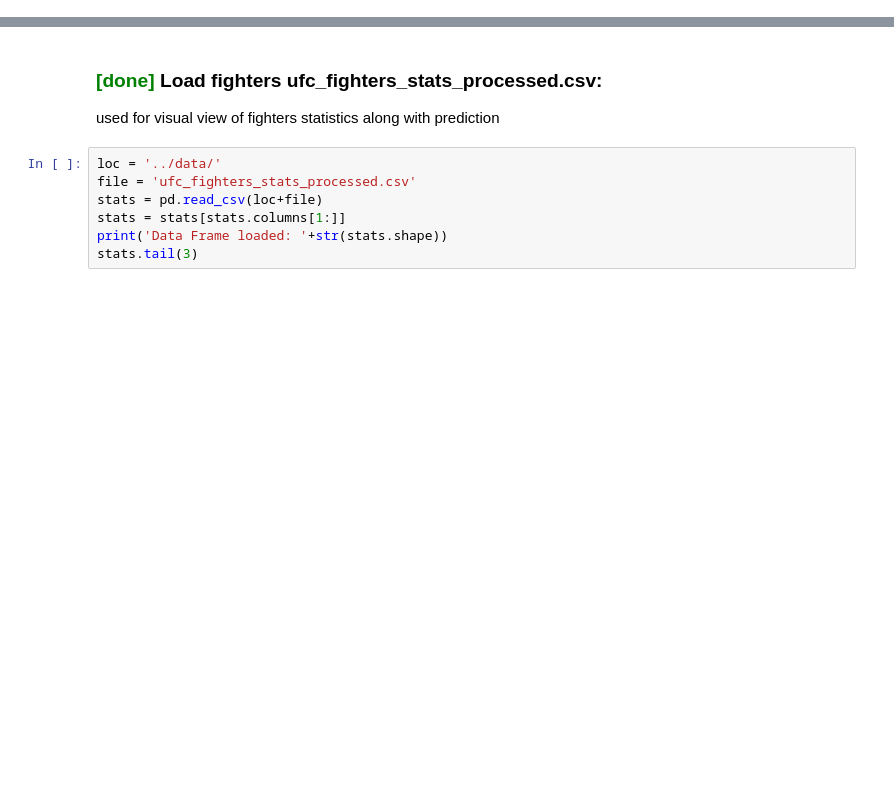
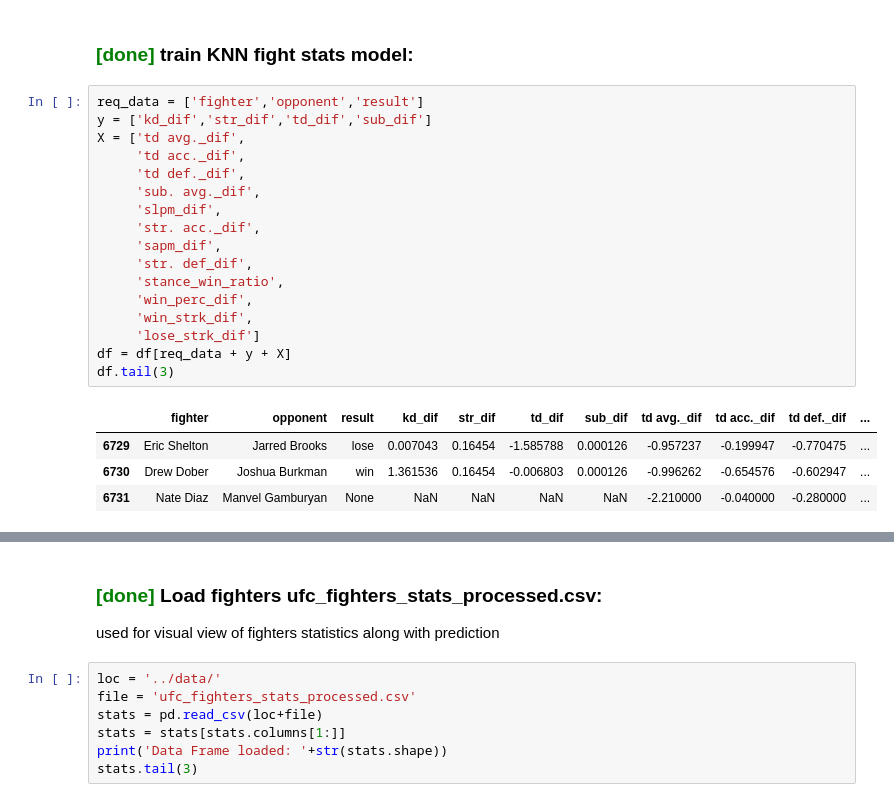
Before and after one commit to sagi778/ufc_fights_Predictor, a Jupyter notebook: notebooks/predictor.ipynb, the cells around one changed output, grey strips where cells are left out. Saved outputs shown, nothing was run; the diff lists cells and outputs as text; blank space fills up the shorter version.

```diff
--- a/notebooks/predictor.ipynb
+++ b/notebooks/predictor.ipynb
@@ -55,0 +49,24 @@ NameError: name 'get_td_avg' is not defined
+# %% [markdown]
+### <span style='color:green'> [done] </span> train KNN fight stats model:
+# %%
+req_data = ['fighter','opponent','result']
+y = ['kd_dif','str_dif','td_dif','sub_dif']
+X = ['td avg._dif',
+     'td acc._dif',
+     'td def._dif',
+     'sub. avg._dif',
+     'slpm_dif',
+     'str. acc._dif',
+     'sapm_dif',
+     'str. def_dif',
+     'stance_win_ratio',
+     'win_perc_dif',
+     'win_strk_dif',
+     'lose_strk_dif']
+df = df[req_data + y + X]
+df.tail(3)
+# %% [output]
+|  | fighter | opponent | result | kd_dif | str_dif | td_dif | sub_dif | td avg._dif | td acc._dif | td def._dif | ... |
+| 6729 | Eric Shelton | Jarred Brooks | lose | 0.007043 | 0.16454 | -1.585788 | 0.000126 | -0.957237 | -0.199947 | -0.770475 | ... |
+| 6730 | Drew Dober | Joshua Burkman | win | 1.361536 | 0.16454 | -0.006803 | 0.000126 | -0.996262 | -0.654576 | -0.602947 | ... |
+| 6731 | Nate Diaz | Manvel Gamburyan | None | NaN | NaN | NaN | NaN | -2.210000 | -0.040000 | -0.280000 | ... |
```
Also changed, not shown: parts of 19 cells of this notebook, 5 other files.
